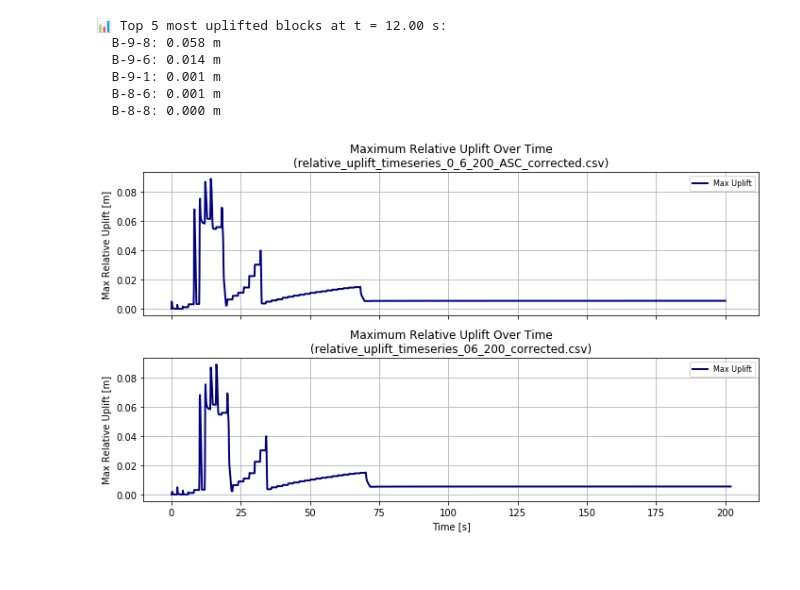
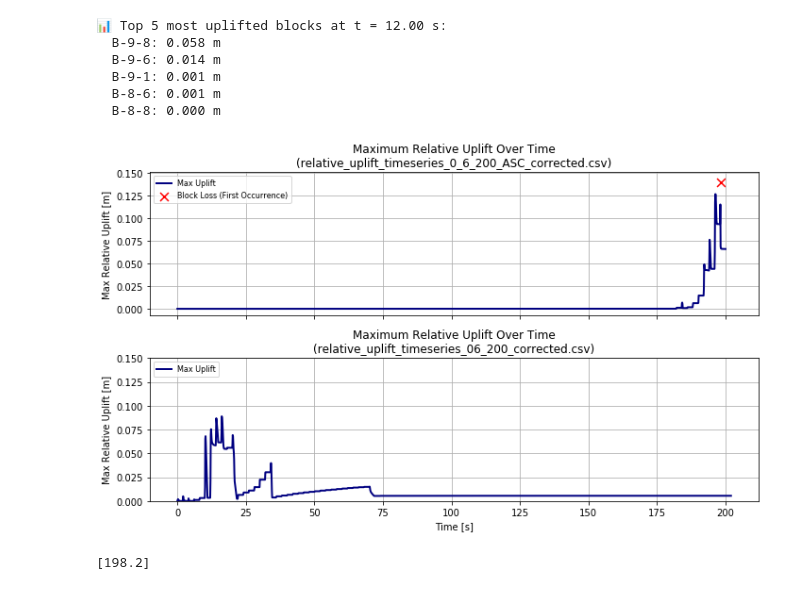
Before and after one commit to ThomasPennockTU/Thesis_Repository, a Jupyter notebook: workfolder/uplift matrix 2/uplift_notebook.ipynb, the cells around one changed output. Drawn from its saved outputs; the diff is of its cells as text; code cells hidden in the pictures.

```diff
--- a/workfolder/uplift matrix 2/uplift_notebook.ipynb
+++ b/workfolder/uplift matrix 2/uplift_notebook.ipynb
@@ -118,7 +118,7 @@ from mpl_toolkits.axes_grid1 import make_axes_locatable
 
 # --- Settings ---
 fly_out_value = 0.151
-target_time = 12   # time in seconds to visualize
+target_time = 200   # time in seconds to visualize
 csv_path = 'relative_uplift_timeseries_0_6_200_ASC_corrected.csv'
 df_uplift = pd.read_csv(csv_path)
 
@@ -1027,7 +1230,7 @@ import numpy as np
 # -------------------
 # User settings
 # -------------------
-csv_path = "relative_uplift_timeseries_06_200_corrected.csv"
+csv_path = "relative_uplift_timeseries_0_6_200_ASC_corrected.csv"
 
 # Uplift thresholds for damage categories [m]
 damage_thresholds = {
@@ -1269,34 +1472,37 @@ time2, max_uplift2, loss_times2 = process_csv(csv_path2)
 # --- Plot ---
 fig, axes = plt.subplots(
     nrows=2, ncols=1,
     figsize=(10, 6),  # double height of original single plot
     sharex=True
 )
 
 # Top subplot
 axes[0].plot(time1, max_uplift1, color='navy', linewidth=2, label='Max Uplift')
 if len(loss_times1) > 0:
     cross_y_value = max_uplift1.max() * 1.1 if max_uplift1.max() > 0 else 0.01
     axes[0].scatter(loss_times1, [cross_y_value] * len(loss_times1),
                     color='red', marker='x', s=80, label='Block Loss (First Occurrence)')
 axes[0].set_ylabel("Max Relative Uplift [m]")
 axes[0].set_title(f"Maximum Relative Uplift Over Time\n({csv_path1})")
-axes[0].legend(loc='upper right', fontsize=8)
+axes[0].legend(loc='upper left', fontsize=8)
 axes[0].grid(True)
 
 # Bottom subplot
 axes[1].plot(time2, max_uplift2, color='navy', linewidth=2, label='Max Uplift')
 if len(loss_times2) > 0:
     cross_y_value = max_uplift2.max() * 1.1 if max_uplift2.max() > 0 else 0.01
     axes[1].scatter(loss_times2, [cross_y_value] * len(loss_times2),
-                    color='red', marker='x', s=80, label='Block Loss (First Occurrence)')
+                    color='red', marker='x', s=80, label='Block Loss')
 axes[1].set_xlabel("Time [s]")
 axes[1].set_ylabel("Max Relative Uplift [m]")
+axes[1].set_ylim(0, 0.150)
 axes[1].set_title(f"Maximum Relative Uplift Over Time\n({csv_path2})")
-axes[1].legend(loc='upper right', fontsize=8)
+axes[1].legend(loc='upper left', fontsize=8)
 axes[1].grid(True)
 
 plt.tight_layout()
 plt.show()
+print(loss_times1)
 # %% [output]
-[figure, old version]
+[figure, new version]
+[198.2]
```
Also changed, not shown: parts of 12 cells of this notebook, 49 other files.
